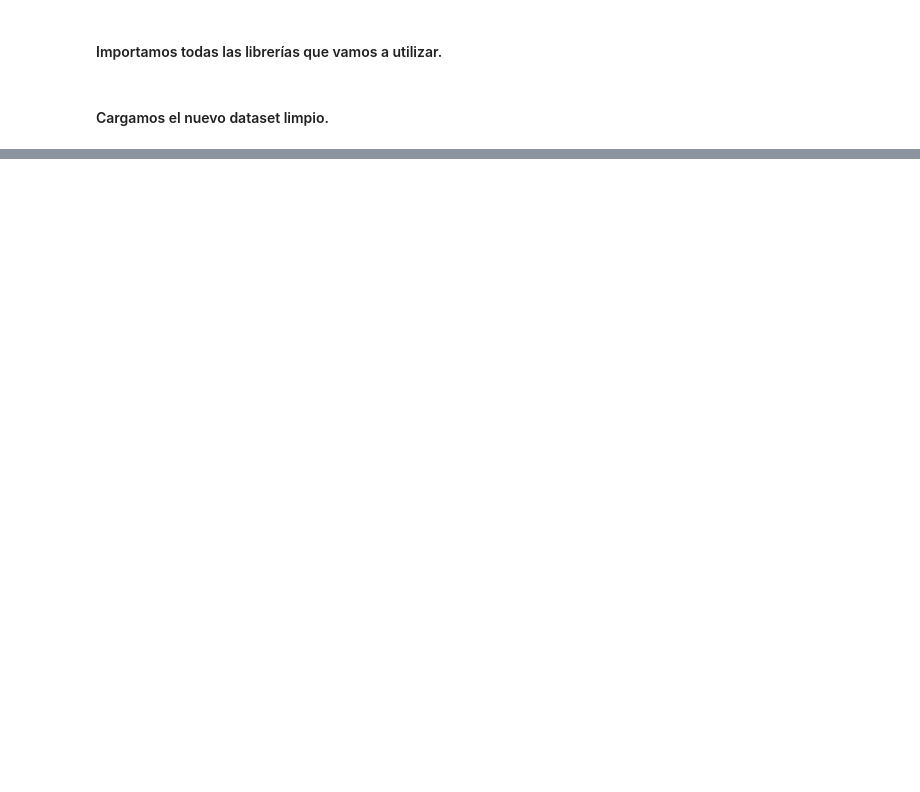
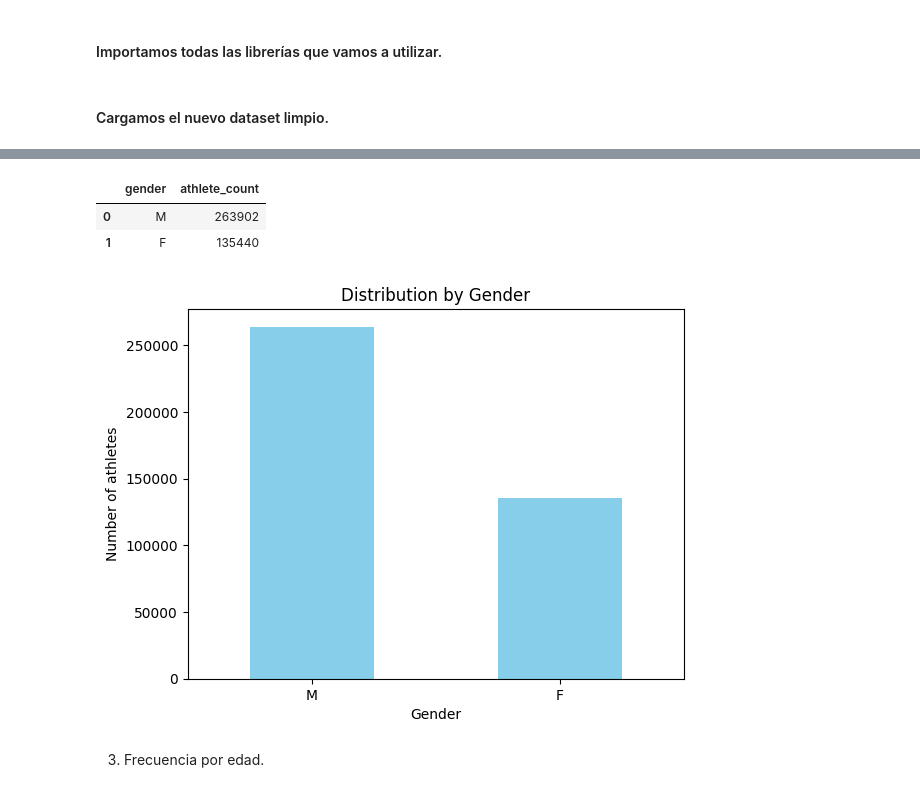
Before and after one commit to viictorhp/EDA-analysis-first-project, a Jupyter notebook: notebooks/edaanalysis2.ipynb, the cells around one changed output, grey strips where cells are left out. Cells and saved outputs as stored; diff of their text form; code cells hidden in the pictures; blank space fills up the shorter version.

```diff
--- a/notebooks/edaanalysis2.ipynb
+++ b/notebooks/edaanalysis2.ipynb
@@ -33,0 +74,19 @@ crossfit_df2
+# %%
+gender_table = crossfit_df2["gender"].value_counts().reset_index()
+gender_table.columns = ["gender", "athlete_count"]
+gender_table
+# %% [output]
+|  | gender | athlete_count |
+| 0 | M | 263902 |
+| 1 | F | 135440 |
+# %%
+crossfit_df2["gender"].value_counts().plot(kind="bar", color="skyblue")
+plt.xlabel("Gender")
+plt.ylabel("Number of athletes")
+plt.title("Distribution by Gender")
+plt.xticks(rotation=360)
+plt.show()
+# %% [output]
+[figure, added]
+# %% [markdown]
+3. Frecuencia por edad.
```
Also changed, not shown: parts of 37 cells of this notebook, 2 other files.
